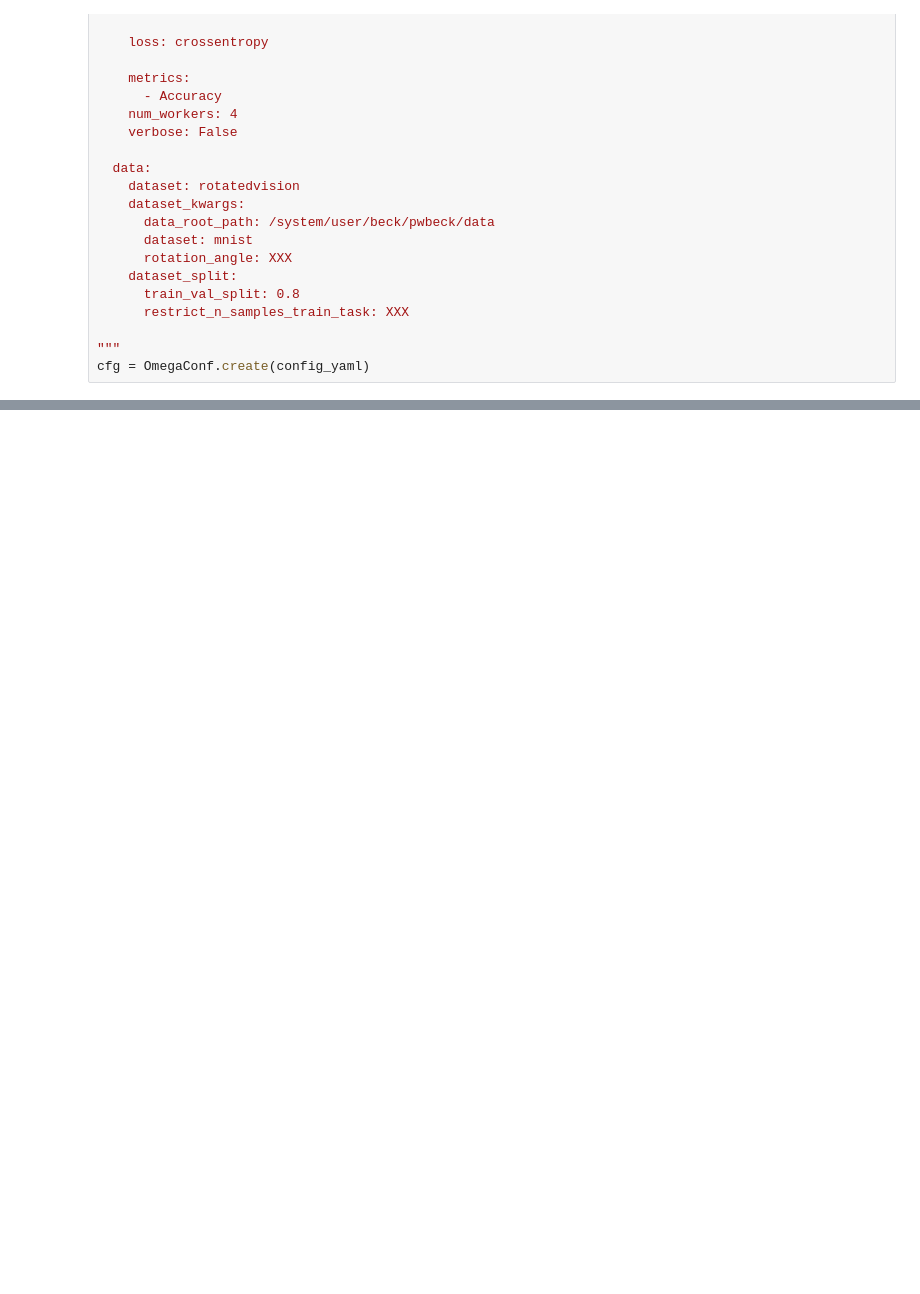
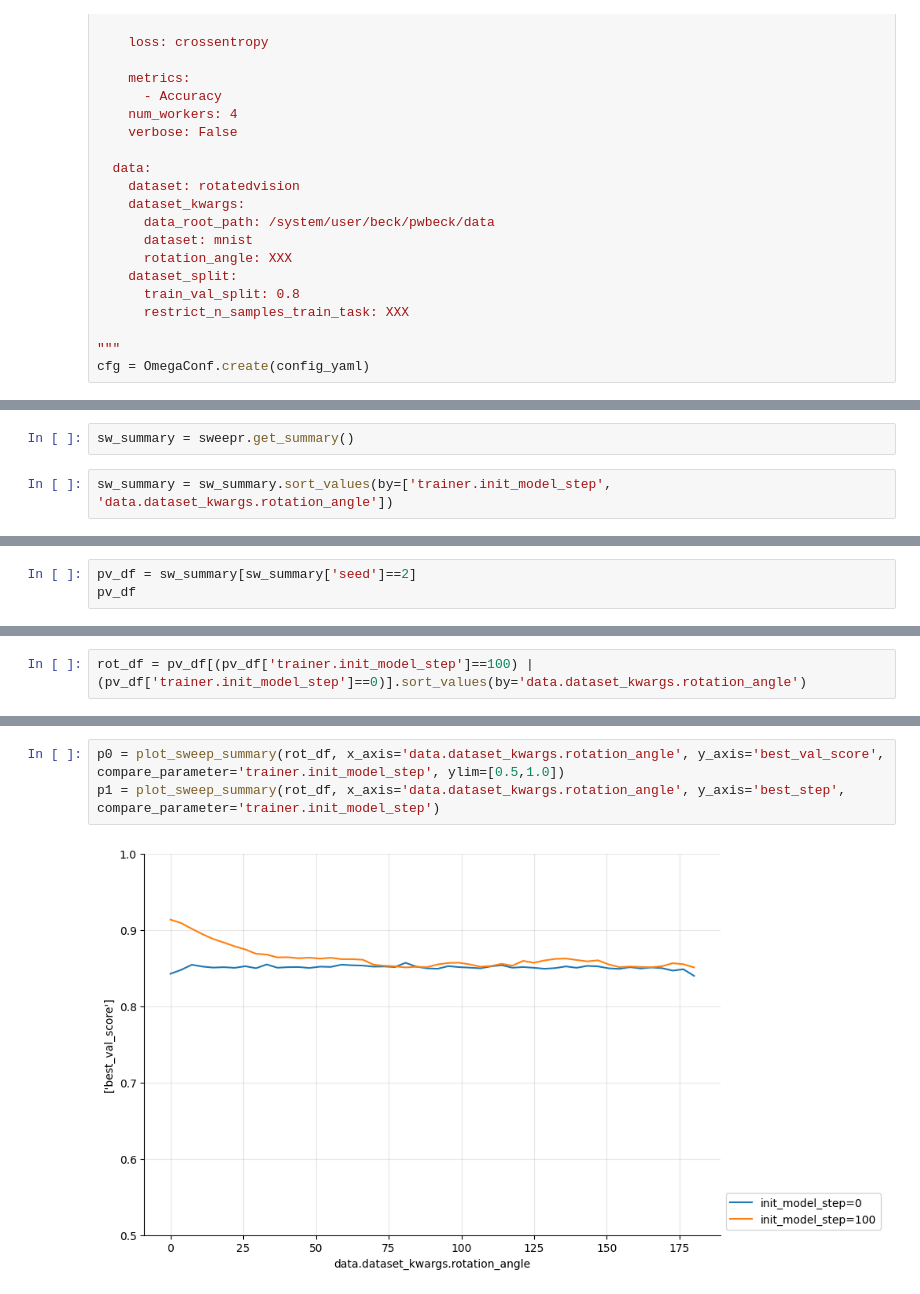
Before and after one commit to maximilianmbeck/lfmd_notebooks, a Jupyter notebook: lfmd_notebooks/11.7.3-mnist_lenet_rotatedtasks_finetune.ipynb, the cells around one changed output, grey strips where cells are left out. Cells and saved outputs as stored; diff of their text form; blank space fills up the shorter version.

Commit message:
add plots for 11.7.3

```diff
--- a/lfmd_notebooks/11.7.3-mnist_lenet_rotatedtasks_finetune.ipynb
+++ b/lfmd_notebooks/11.7.3-mnist_lenet_rotatedtasks_finetune.ipynb
@@ -122,0 +201,4 @@ python run_sweep.py --config-name mnist-11.7.3-lenet_rottasks_ft.yaml
+# %%
+sw_summary = sweepr.get_summary()
+# %%
+sw_summary = sw_summary.sort_values(by=['trainer.init_model_step', 'data.dataset_kwargs.rotation_angle'])
@@ -122,0 +238,3 @@ python run_sweep.py --config-name mnist-11.7.3-lenet_rottasks_ft.yaml
+# %%
+pv_df = sw_summary[sw_summary['seed']==2]
+pv_df
@@ -122,0 +257,2 @@ python run_sweep.py --config-name mnist-11.7.3-lenet_rottasks_ft.yaml
+# %%
+rot_df = pv_df[(pv_df['trainer.init_model_step']==100) | (pv_df['trainer.init_model_step']==0)].sort_values(by='data.dataset_kwargs.rotation_angle')
@@ -122,0 +275,5 @@ python run_sweep.py --config-name mnist-11.7.3-lenet_rottasks_ft.yaml
+# %%
+p0 = plot_sweep_summary(rot_df, x_axis='data.dataset_kwargs.rotation_angle', y_axis='best_val_score', compare_parameter='trainer.init_model_step', ylim=[0.5,1.0])
+p1 = plot_sweep_summary(rot_df, x_axis='data.dataset_kwargs.rotation_angle', y_axis='best_step', compare_parameter='trainer.init_model_step')
+# %% [output]
+[figure, added]
```
Also changed, not shown: parts of 25 cells of this notebook.
